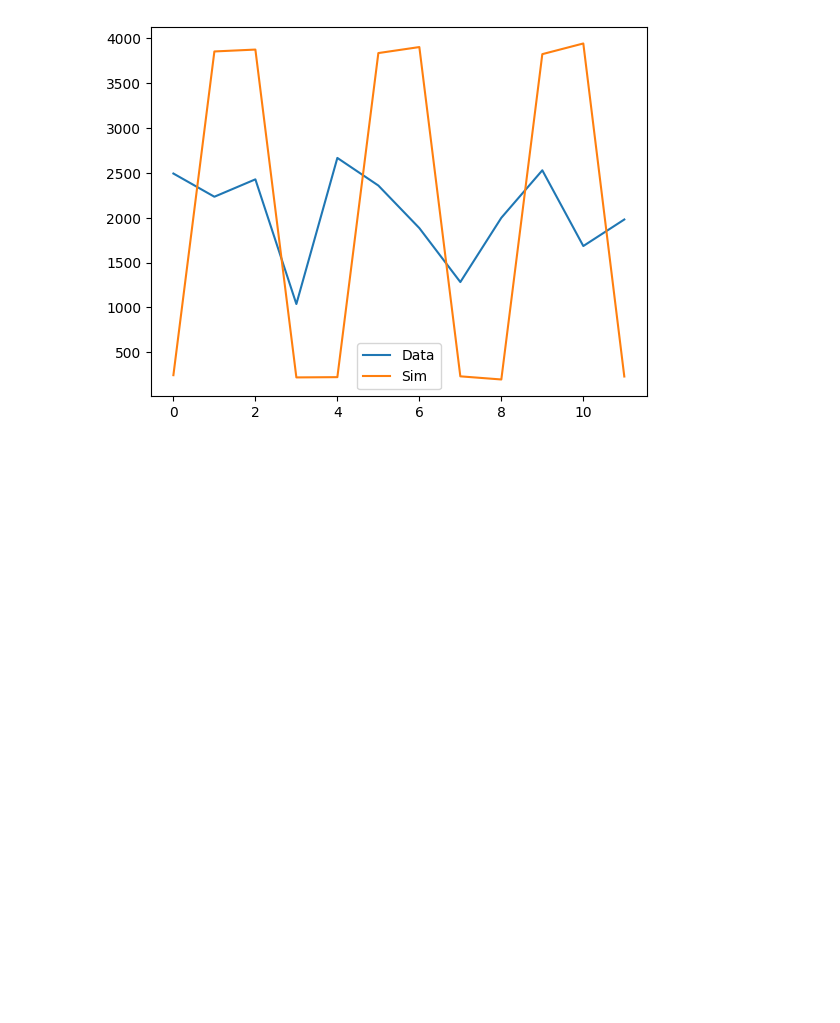
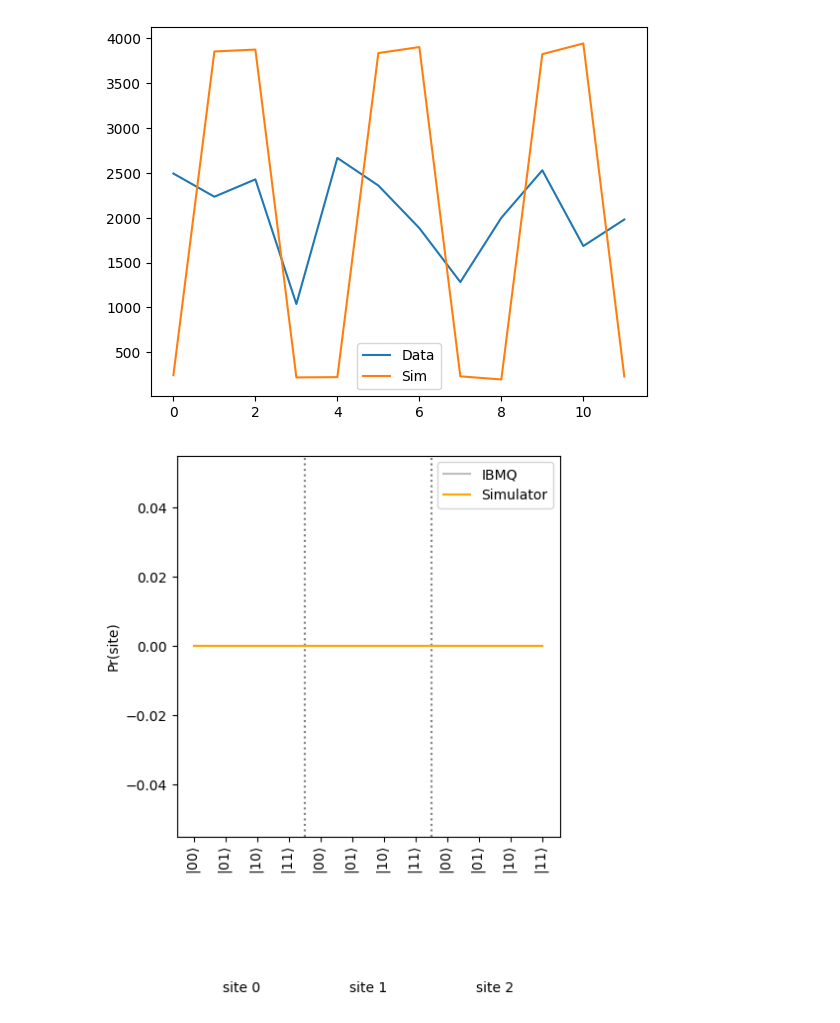
Before and after one commit to LBNL-HEP-QIS/QCLatticeJLabTutorial, a Jupyter notebook: lattice_qft/lattice_qft/examples/IBMQ.ipynb, the cells around one changed output. Drawn from its saved outputs; the diff is of its cells as text; code cells hidden in the pictures; blank space fills up the shorter version.

Commit message:
added nicer plotting

```diff
--- a/lattice_qft/lattice_qft/examples/IBMQ.ipynb
+++ b/lattice_qft/lattice_qft/examples/IBMQ.ipynb
@@ -90,12 +93,11 @@ QC_nQ = 2 # Number of qubits per lattice site
 QC_dim = 1
 QC_num_ancilla = 1
 
-QC_lattice = lattice_cf.Lattice(QC_dim, QC_nL, QC_dx, QC_nQ, QC_num_ancilla)
-cr = ClassicalRegister(QC_nL*QC_nQ)
+QC_lattice = lattice_sft.sft_lattice(QC_dim, QC_nL, QC_dx, QC_nQ, QC_num_ancilla)
 
 #Ground state
-qc_ground = QuantumCircuit(lattice.get_q_register())
-QC_state_prep = lattice.ground_state(qc_ground, lattice.get_q_register())
+qc_ground = QuantumCircuit(QC_lattice.get_q_register())
+QC_state_prep = QC_lattice.ground_state(qc_ground, QC_lattice.get_q_register())
 QC_state_prep.measure_all()
 
 mapped_circuit = transpile(QC_state_prep, backend=backend)
@@ -148,3 +152,8 @@ plt.legend()
 # %% [output]
 <matplotlib.legend.Legend at 0x...>
 [figure]
+# %%
+plot_persite_combined([qubit_vals(results.get_counts(0),2,3),qubit_vals(results_sim.get_counts(0),2,3)],
+                      QC_nQ, QC_nL, ["IBMQ","Simulator"], [False,False])
+# %% [output]
+[figure, added]
```
Also changed, not shown: parts of 4 cells of this notebook.
